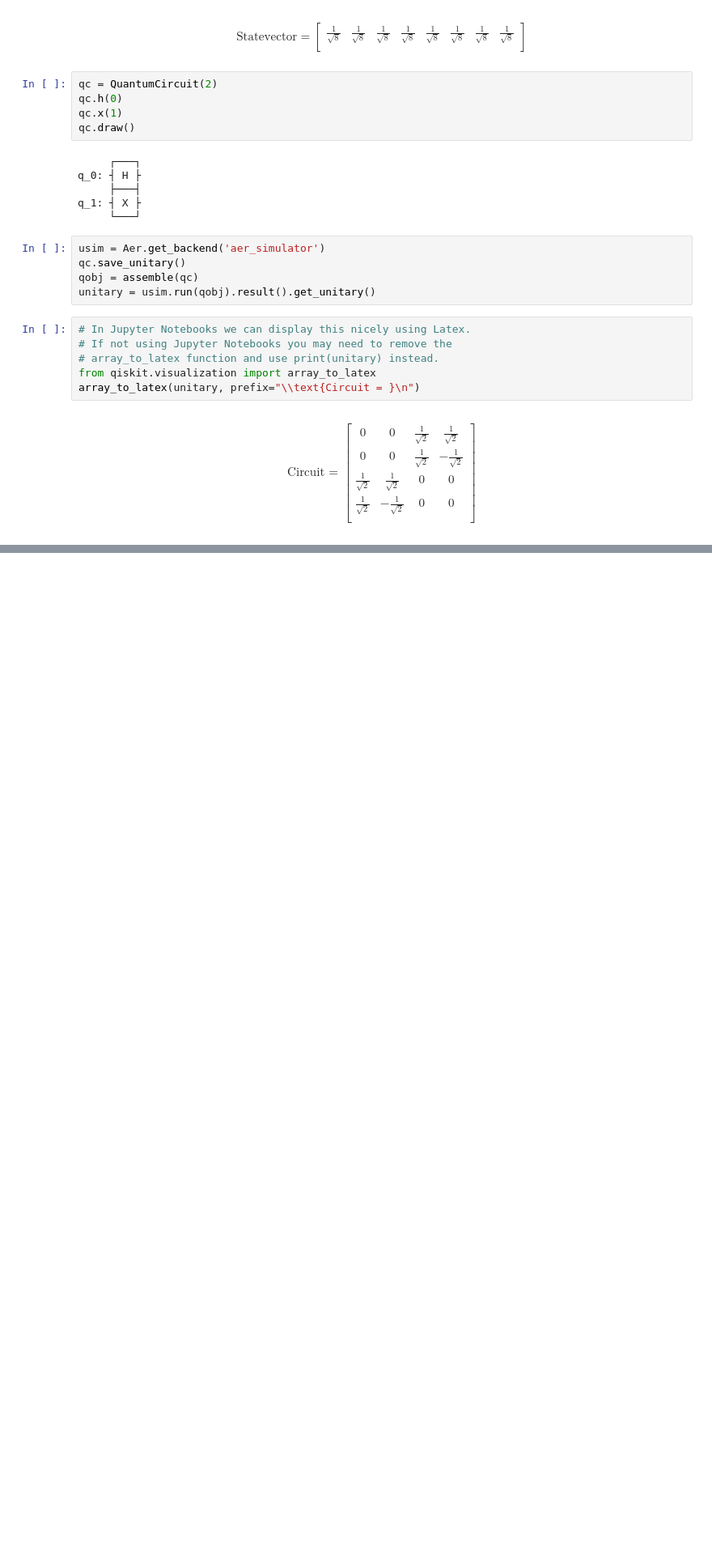
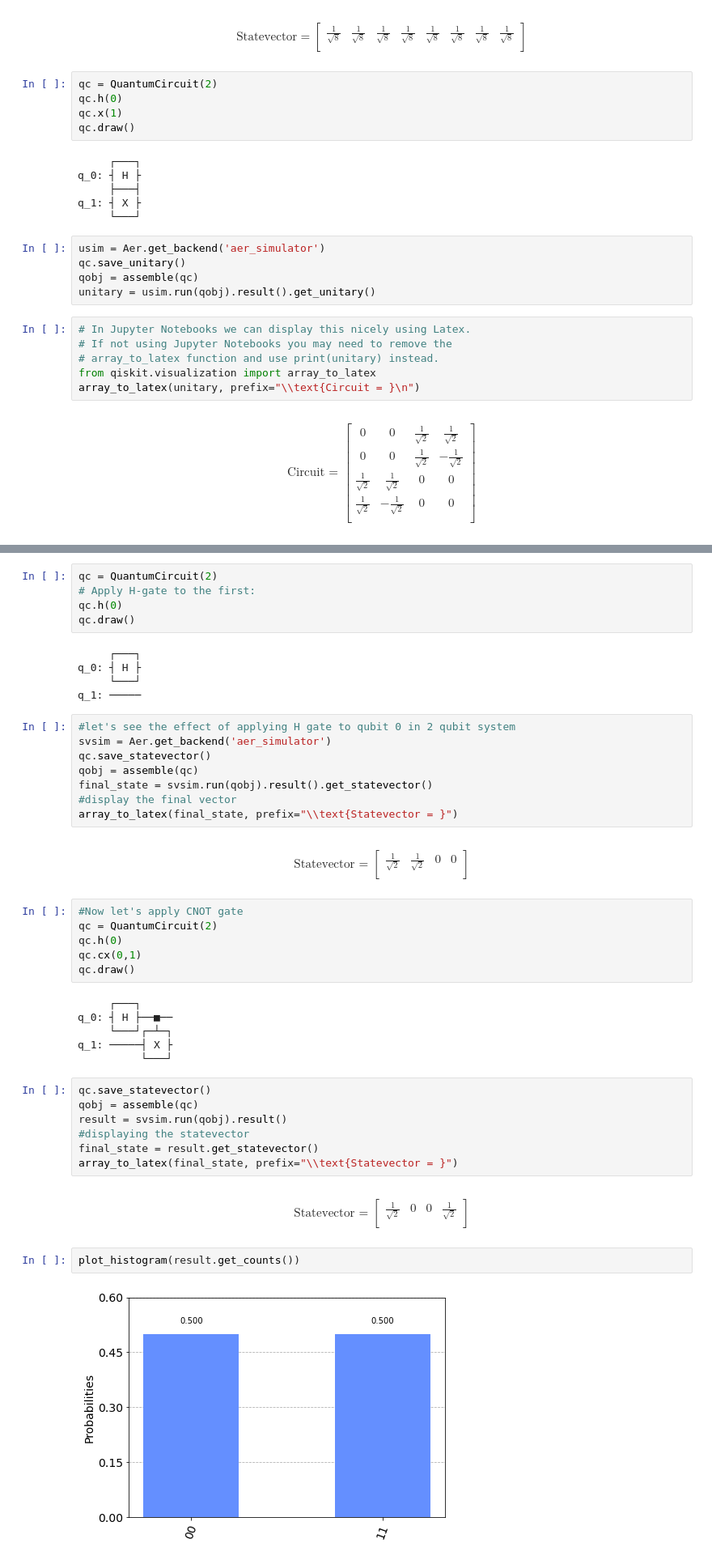
Before and after one commit to seop02/sudoku-using-grover, a Jupyter notebook: section2.2.ipynb, the cells around one changed output, grey strips where cells are left out. Shown at 81% size. Saved outputs shown, nothing was run; the diff lists cells and outputs as text; blank space fills up the shorter version.

```diff
--- a/section2.2.ipynb
+++ b/section2.2.ipynb
@@ -70,0 +109,55 @@ $$
+# %%
+qc = QuantumCircuit(2)
+# Apply H-gate to the first:
+qc.h(0)
+qc.draw()
+# %% [output]
+     ┌───┐
+q_0: ┤ H ├
+     └───┘
+q_1: ─────
+# %%
+#let's see the effect of applying H gate to qubit 0 in 2 qubit system
+svsim = Aer.get_backend('aer_simulator')
+qc.save_statevector()
+qobj = assemble(qc)
+final_state = svsim.run(qobj).result().get_statevector()
+#display the final vector
+array_to_latex(final_state, prefix="\\text{Statevector = }")
+# %% [output]
+$$
+\text{Statevector = }
+\begin{bmatrix}
+\tfrac{1}{\sqrt{2}} & \tfrac{1}{\sqrt{2}} & 0 & 0  \\
+ \end{bmatrix}
+$$
+# %%
+#Now let's apply CNOT gate
+qc = QuantumCircuit(2)
+qc.h(0)
+qc.cx(0,1)
+qc.draw()
+# %% [output]
+     ┌───┐
+q_0: ┤ H ├──■──
+     └───┘┌─┴─┐
+q_1: ─────┤ X ├
+          └───┘
+# %%
+qc.save_statevector()
+qobj = assemble(qc)
+result = svsim.run(qobj).result()
+#displaying the statevector
+final_state = result.get_statevector()
+array_to_latex(final_state, prefix="\\text{Statevector = }")
+# %% [output]
+$$
+\text{Statevector = }
+\begin{bmatrix}
+\tfrac{1}{\sqrt{2}} & 0 & 0 & \tfrac{1}{\sqrt{2}}  \\
+ \end{bmatrix}
+$$
+# %%
+plot_histogram(result.get_counts())
+# %% [output]
+[figure, added]
```
Also changed, not shown: parts of 8 cells of this notebook, 2 other files.
